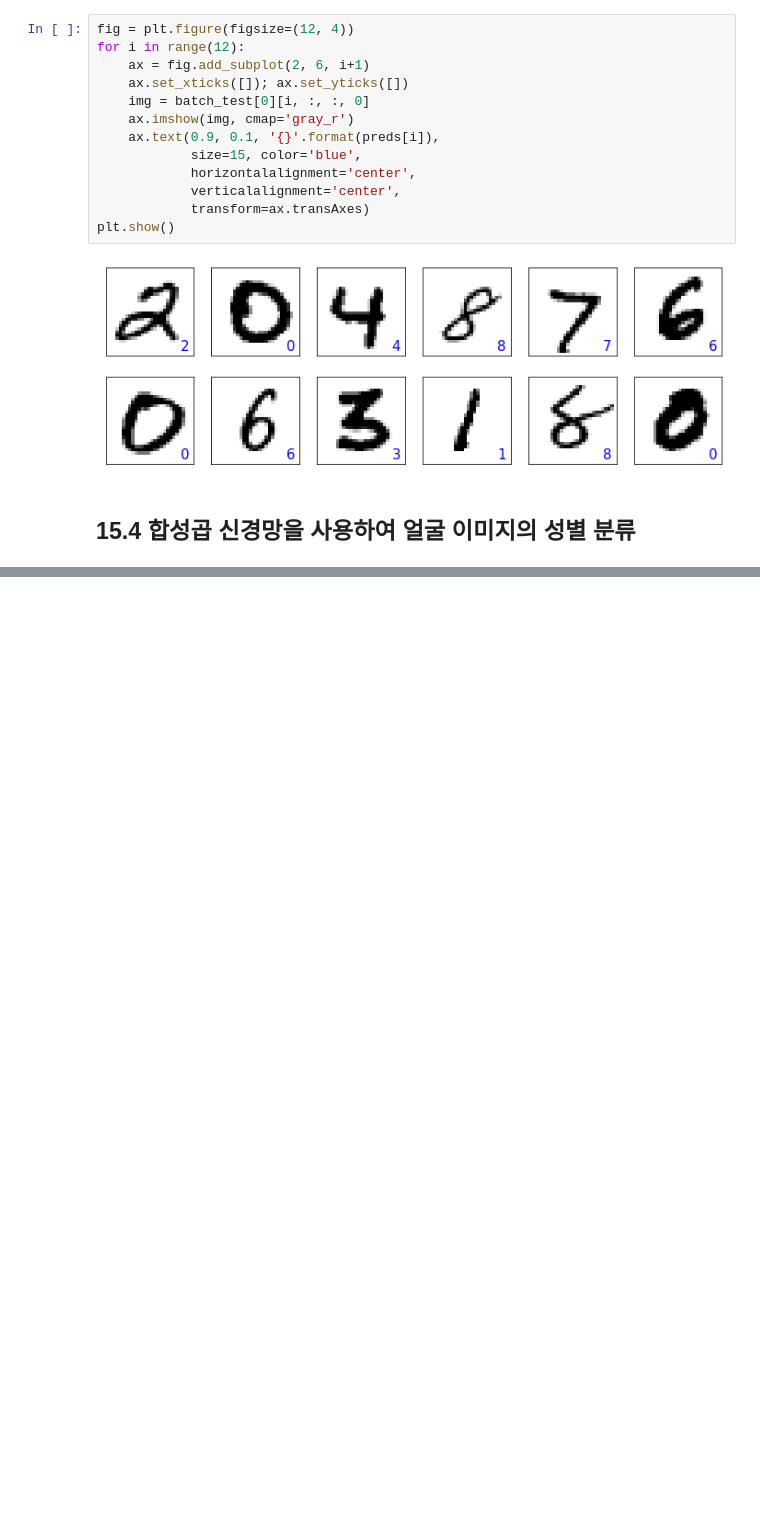
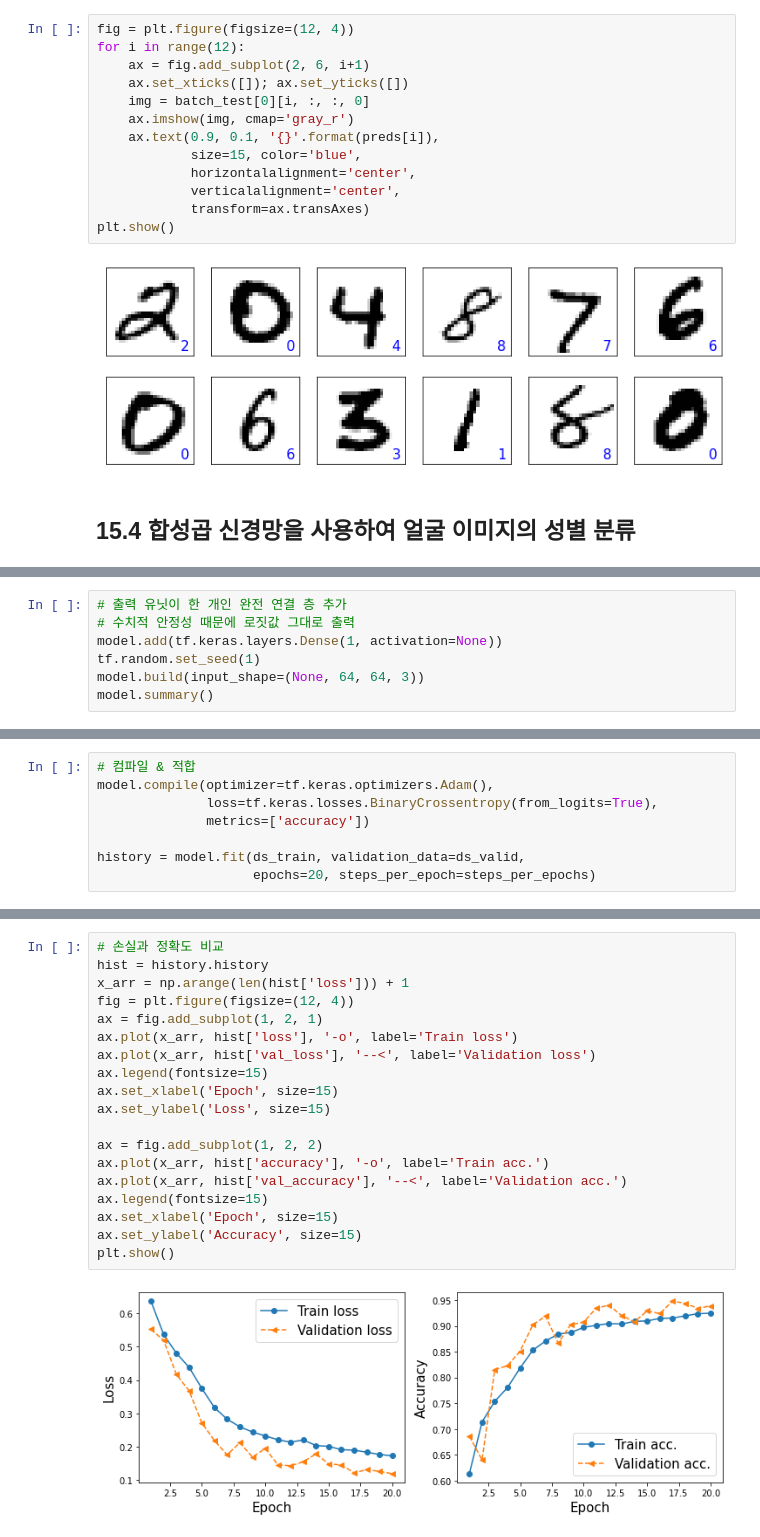
Before and after one commit to sunghyouk/study_room, a Jupyter notebook: python_ML/ex_chapter_15.ipynb, the cells around one changed output, grey strips where cells are left out. Saved outputs shown, nothing was run; the diff lists cells and outputs as text; blank space fills up the shorter version.

```diff
--- a/python_ML/ex_chapter_15.ipynb
+++ b/python_ML/ex_chapter_15.ipynb
@@ -263,0 +487,7 @@ plt.show()
+# %%
+# 출력 유닛이 한 개인 완전 연결 층 추가
+# 수치적 안정성 때문에 로짓값 그대로 출력
+model.add(tf.keras.layers.Dense(1, activation=None))
+tf.random.set_seed(1)
+model.build(input_shape=(None, 64, 64, 3))
+model.summary()
@@ -263,0 +512,8 @@ plt.show()
+# %%
+# 컴파일 & 적합
+model.compile(optimizer=tf.keras.optimizers.Adam(),
+              loss=tf.keras.losses.BinaryCrossentropy(from_logits=True),
+              metrics=['accuracy'])
+
+history = model.fit(ds_train, validation_data=ds_valid,
+                    epochs=20, steps_per_epoch=steps_per_epochs)
@@ -263,0 +538,21 @@ plt.show()
+# %%
+# 손실과 정확도 비교
+hist = history.history
+x_arr = np.arange(len(hist['loss'])) + 1
+fig = plt.figure(figsize=(12, 4))
+ax = fig.add_subplot(1, 2, 1)
+ax.plot(x_arr, hist['loss'], '-o', label='Train loss')
+ax.plot(x_arr, hist['val_loss'], '--<', label='Validation loss')
+ax.legend(fontsize=15)
+ax.set_xlabel('Epoch', size=15)
+ax.set_ylabel('Loss', size=15)
+
+ax = fig.add_subplot(1, 2, 2)
+ax.plot(x_arr, hist['accuracy'], '-o', label='Train acc.')
+ax.plot(x_arr, hist['val_accuracy'], '--<', label='Validation acc.')
+ax.legend(fontsize=15)
+ax.set_xlabel('Epoch', size=15)
+ax.set_ylabel('Accuracy', size=15)
+plt.show()
+# %% [output]
+[figure, added]
```
Also changed, not shown: parts of 21 cells of this notebook.
